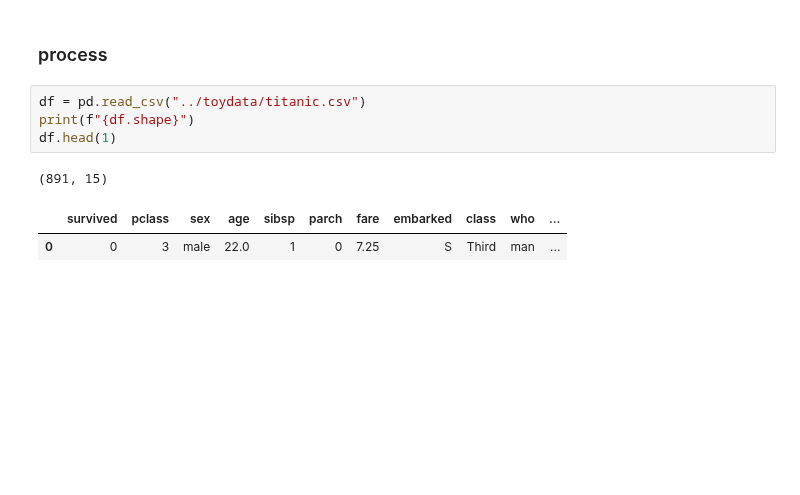
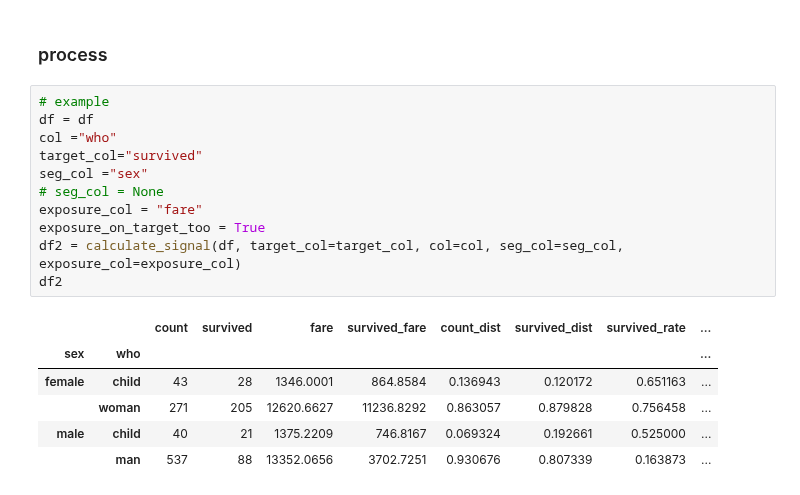
Before and after one commit to 0xdomyz/python_collection, a Jupyter notebook: data/analysis/sfa.ipynb, the cells around one changed output. Cells and saved outputs as stored; diff of their text form; blank space fills up the shorter version.

```diff
--- a/data/analysis/sfa.ipynb
+++ b/data/analysis/sfa.ipynb
@@ -77,11 +132,21 @@ def plot_bar_and_line(
     plt.show()
 # %% [markdown]
 ### process
-# %%
-df = pd.read_csv("../toydata/titanic.csv")
-print(f"{df.shape}")
-df.head(1)
-# %% [output]
-(891, 15)
-|  | survived | pclass | sex | age | sibsp | parch | fare | embarked | class | who | ... |
-| 0 | 0 | 3 | male | 22.0 | 1 | 0 | 7.25 | S | Third | man | ... |
+# %%
+# example
+df = df
+col ="who"
+target_col="survived"
+seg_col ="sex"
+# seg_col = None
+exposure_col = "fare"
+exposure_on_target_too = True
+df2 = calculate_signal(df, target_col=target_col, col=col, seg_col=seg_col, exposure_col=exposure_col)
+df2
+# %% [output]
+|  |  | count | survived | fare | survived_fare | count_dist | survived_dist | survived_rate | ... |
+| sex | who |  |  |  |  |  |  |  | ... |
+| female | child | 43 | 28 | 1346.0001 | 864.8584 | 0.136943 | 0.120172 | 0.651163 | ... |
+|  | woman | 271 | 205 | 12620.6627 | 11236.8292 | 0.863057 | 0.879828 | 0.756458 | ... |
+| male | child | 40 | 21 | 1375.2209 | 746.8167 | 0.069324 | 0.192661 | 0.525000 | ... |
+|  | man | 537 | 88 | 13352.0656 | 3702.7251 | 0.930676 | 0.807339 | 0.163873 | ... |
```
Also changed, not shown: parts of 22 cells of this notebook.
